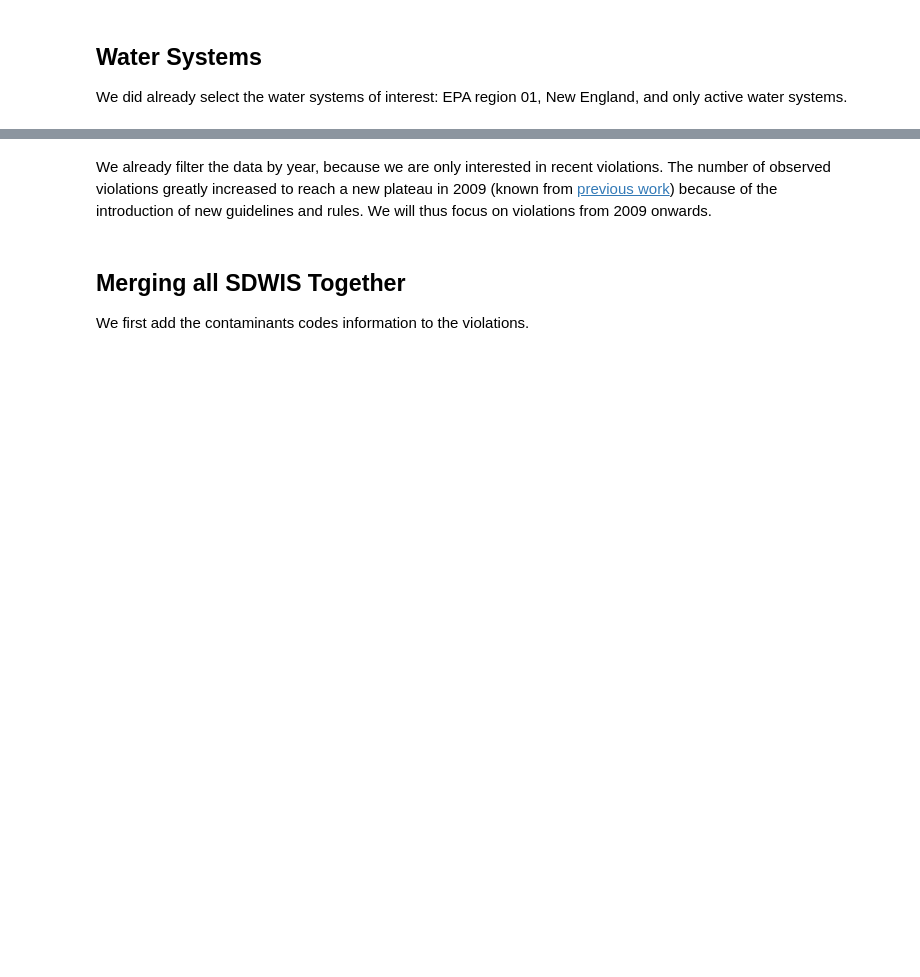
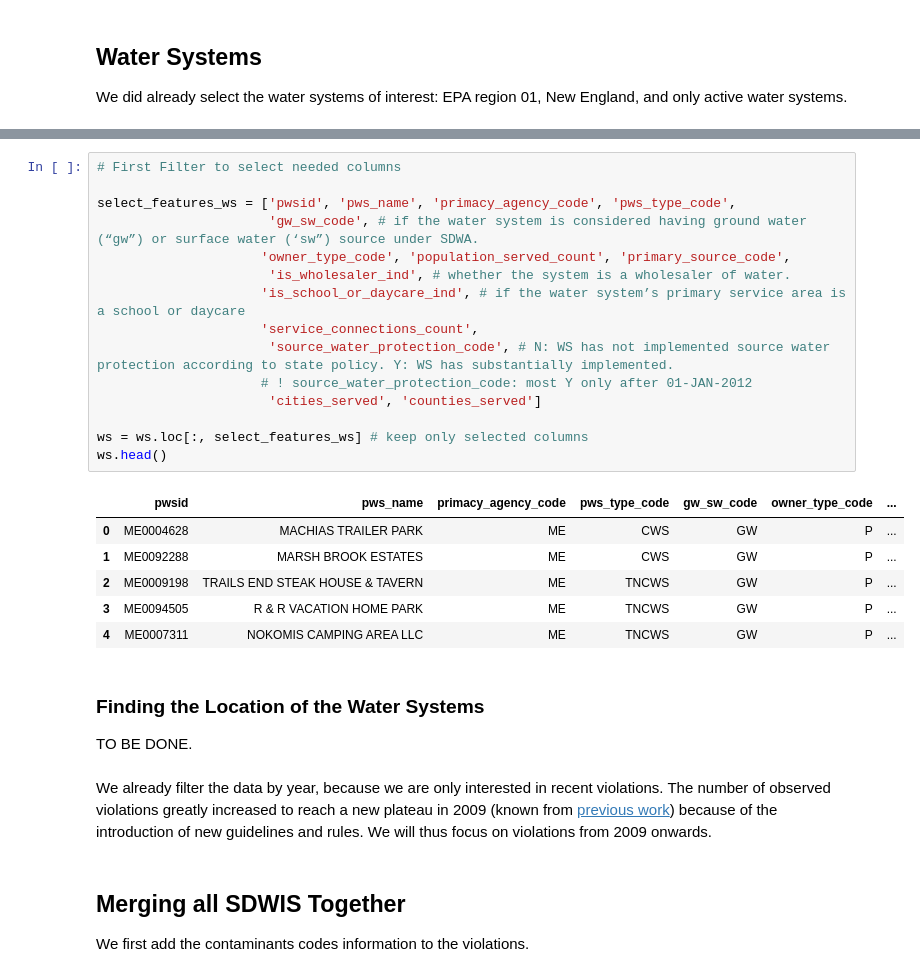
Before and after one commit to de-la-viz/pesticides_in_drinking_water, a Jupyter notebook: code/Data_Processing_and_Feature_Engineering.ipynb, the cells around one changed output, grey strips where cells are left out. Drawn from its saved outputs; the diff is of its cells as text; blank space fills up the shorter version.

```diff
--- a/code/Data_Processing_and_Feature_Engineering.ipynb
+++ b/code/Data_Processing_and_Feature_Engineering.ipynb
@@ -25,3 +94,29 @@ We did already select the water systems of interest: EPA region 01, New England,
+# %%
+# First Filter to select needed columns
+
+select_features_ws = ['pwsid', 'pws_name', 'primacy_agency_code', 'pws_type_code',
+                      'gw_sw_code', # if the water system is considered having ground water (“gw”) or surface water (‘sw”) source under SDWA.
+                     'owner_type_code', 'population_served_count', 'primary_source_code',
+                      'is_wholesaler_ind', # whether the system is a wholesaler of water.
+                     'is_school_or_daycare_ind', # if the water system’s primary service area is a school or daycare
+                     'service_connections_count',
+                      'source_water_protection_code', # N: WS has not implemented source water protection according to state policy. Y: WS has substantially implemented.
+                     # ! source_water_protection_code: most Y only after 01-JAN-2012
+                      'cities_served', 'counties_served']
+
+ws = ws.loc[:, select_features_ws] # keep only selected columns
+ws.head()
+# %% [output]
+|  | pwsid | pws_name | primacy_agency_code | pws_type_code | gw_sw_code | owner_type_code | ... |
+| 0 | ME0004628 | MACHIAS TRAILER PARK | ME | CWS | GW | P | ... |
+| 1 | ME0092288 | MARSH BROOK ESTATES | ME | CWS | GW | P | ... |
+| 2 | ME0009198 | TRAILS END STEAK HOUSE & TAVERN | ME | TNCWS | GW | P | ... |
+| 3 | ME0094505 | R & R VACATION HOME PARK | ME | TNCWS | GW | P | ... |
+| 4 | ME0007311 | NOKOMIS CAMPING AREA LLC | ME | TNCWS | GW | P | ... |
+# %% [markdown]
+### Finding the Location of the Water Systems
+
+TO BE DONE.
 # %% [markdown]
 We already filter the data by year, because we are only interested in recent violations. The number of observed violations greatly increased to reach a new plateau in 2009 (known from [previous work](https://github.com/de-la-viz/US-Public-Water-Systems/blob/master/US%20Drinking%20Water%20Quality%20Violations.ipynb)) because of the introduction of new guidelines and rules. We will thus focus on violations from 2009 onwards.
 # %% [markdown]
```
Also changed, not shown: parts of 4 cells of this notebook.
